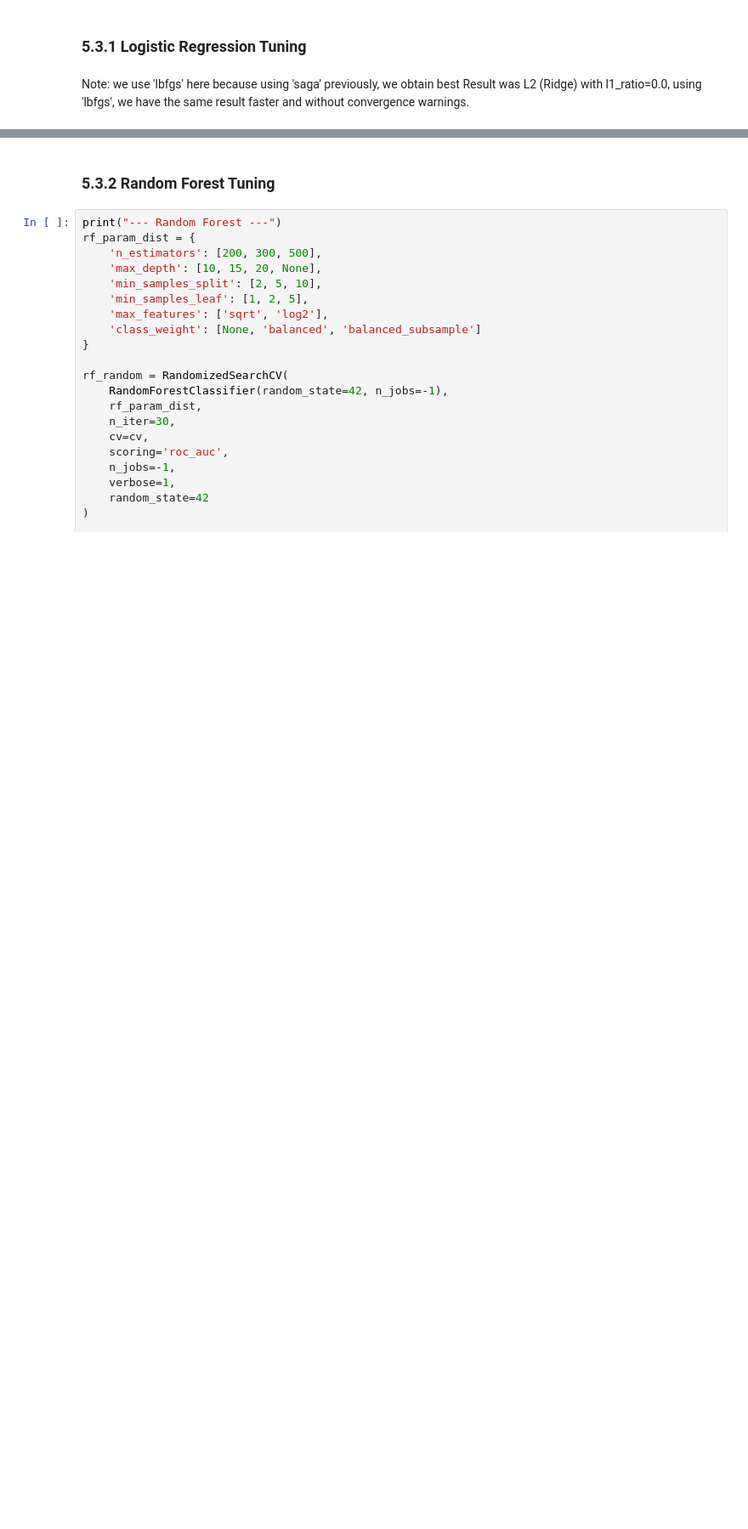
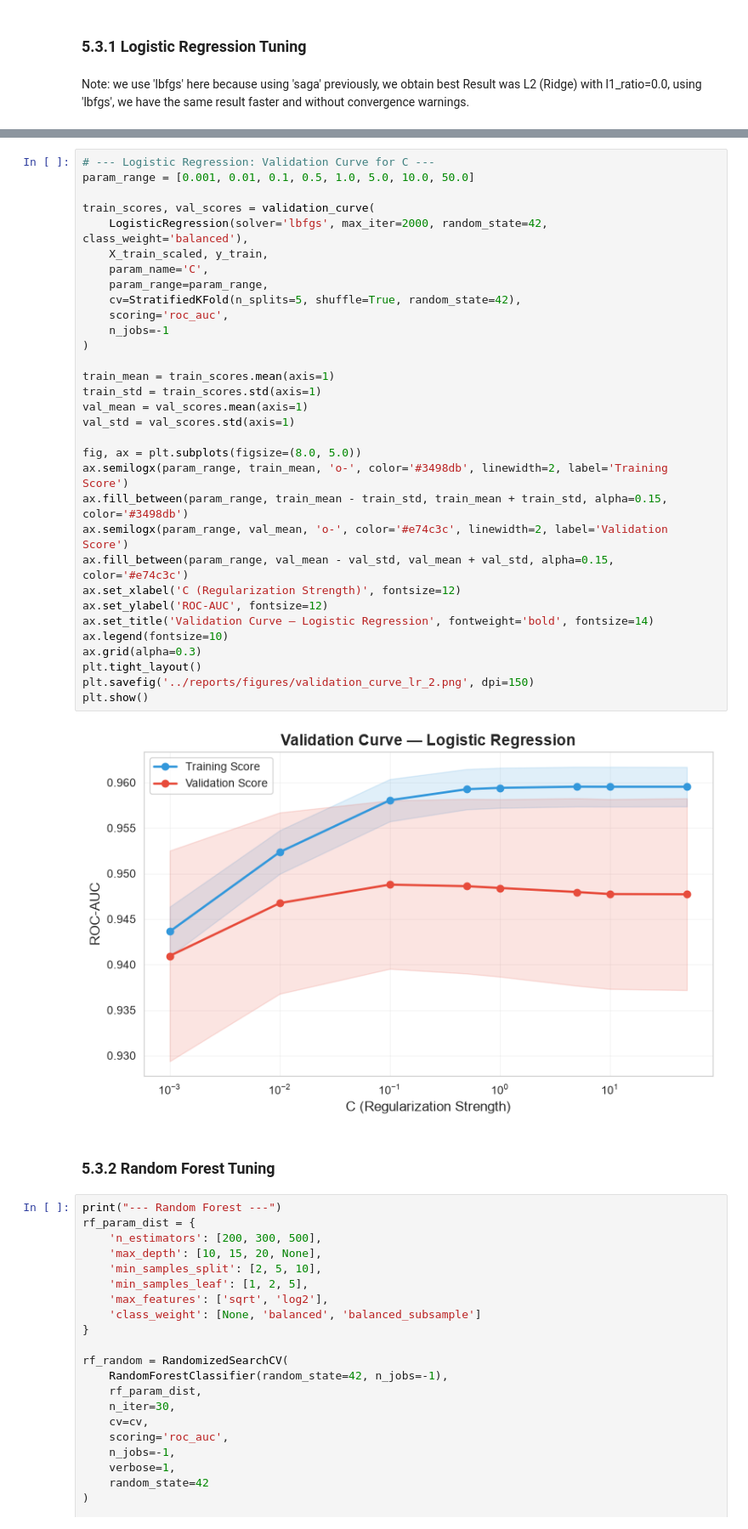
Before and after one commit to adrienKoumgangT/student-dropout-classifier, a Jupyter notebook: notebooks/05_hyperparameter_tuning.ipynb, the cells around one changed output, grey strips where cells are left out. Shown at 85% size. Drawn from its saved outputs; the diff is of its cells as text; blank space fills up the shorter version.

```diff
--- a/notebooks/05_hyperparameter_tuning.ipynb
+++ b/notebooks/05_hyperparameter_tuning.ipynb
@@ -138,3 +169,37 @@ Tuned in 2.8s
+# %%
+# --- Logistic Regression: Validation Curve for C ---
+param_range = [0.001, 0.01, 0.1, 0.5, 1.0, 5.0, 10.0, 50.0]
+
+train_scores, val_scores = validation_curve(
+    LogisticRegression(solver='lbfgs', max_iter=2000, random_state=42, class_weight='balanced'),
+    X_train_scaled, y_train,
+    param_name='C',
+    param_range=param_range,
+    cv=StratifiedKFold(n_splits=5, shuffle=True, random_state=42),
+    scoring='roc_auc',
+    n_jobs=-1
+)
+
+train_mean = train_scores.mean(axis=1)
+train_std = train_scores.std(axis=1)
+val_mean = val_scores.mean(axis=1)
+val_std = val_scores.std(axis=1)
+
+fig, ax = plt.subplots(figsize=(8.0, 5.0))
+ax.semilogx(param_range, train_mean, 'o-', color='#3498db', linewidth=2, label='Training Score')
+ax.fill_between(param_range, train_mean - train_std, train_mean + train_std, alpha=0.15, color='#3498db')
+ax.semilogx(param_range, val_mean, 'o-', color='#e74c3c', linewidth=2, label='Validation Score')
+ax.fill_between(param_range, val_mean - val_std, val_mean + val_std, alpha=0.15, color='#e74c3c')
+ax.set_xlabel('C (Regularization Strength)', fontsize=12)
+ax.set_ylabel('ROC-AUC', fontsize=12)
+ax.set_title('Validation Curve — Logistic Regression', fontweight='bold', fontsize=14)
+ax.legend(fontsize=10)
+ax.grid(alpha=0.3)
+plt.tight_layout()
+plt.savefig('../reports/figures/validation_curve_lr_2.png', dpi=150)
+plt.show()
+# %% [output]
+[figure, added]
 # %% [markdown]
 ### 5.3.2 Random Forest Tuning
 # %%
```
Also changed, not shown: parts of 16 cells of this notebook, 51 other files.
